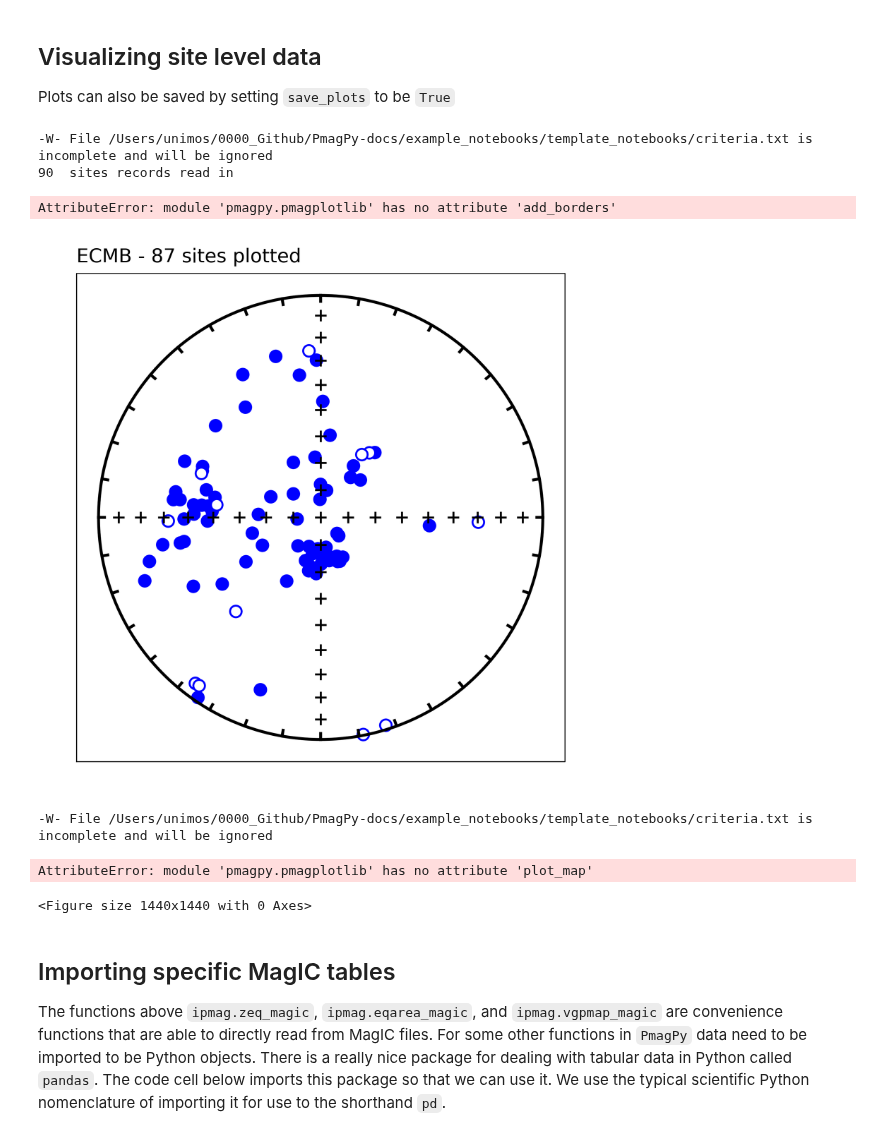
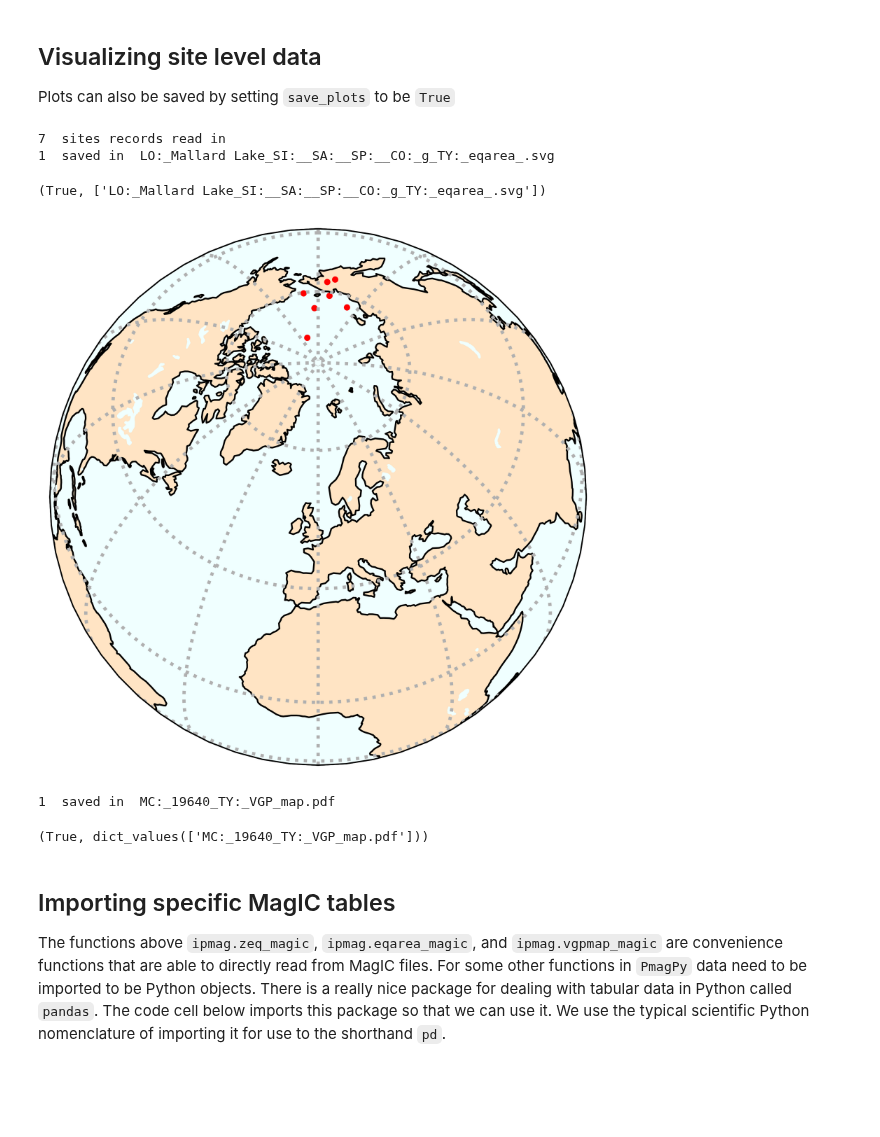
Before and after one commit to PmagPy/PmagPy-docs, a Jupyter notebook: example_notebooks/template_notebooks/Inspecting_MagIC_directional_data.ipynb, the cells around one changed output. Saved outputs shown, nothing was run; the diff lists cells and outputs as text; code cells hidden in the pictures; blank space fills up the shorter version.

```diff
--- a/example_notebooks/template_notebooks/Inspecting_MagIC_directional_data.ipynb
+++ b/example_notebooks/template_notebooks/Inspecting_MagIC_directional_data.ipynb
@@ -76,20 +123,22 @@ AttributeError: module 'pmagpy.pmagplotlib' has no attribute 'add_borders'
 
 Plots can also be saved by setting `save_plots` to be `True`
 # %%
-ipmag.eqarea_magic(save_plots=True)
+ipmag.eqarea_magic(save_plots=True,
+                   input_dir_path=directory,
+                   dir_path=directory,
+                   )
 # %% [output]
--W- File /Users/unimos/0000_Github/PmagPy-docs/example_notebooks/template_notebooks/criteria.txt is incomplete and will be ignored
-90  sites records read in
+7  sites records read in
+1  saved in  LO:_Mallard Lake_SI:__SA:__SP:__CO:_g_TY:_eqarea_.svg
-AttributeError: module 'pmagpy.pmagplotlib' has no attribute 'add_borders'
+(True, ['LO:_Mallard Lake_SI:__SA:__SP:__CO:_g_TY:_eqarea_.svg'])
-[figure, removed]
 # %%
-ipmag.vgpmap_magic(flip=True,
+ipmag.vgpmap_magic(dir_path=directory, flip=True,
                    save_plots=False,
                    lat_0=60)
 # %% [output]
+[figure, added]
--W- File /Users/unimos/0000_Github/PmagPy-docs/example_notebooks/template_notebooks/criteria.txt is incomplete and will be ignored
+1  saved in  MC:_19640_TY:_VGP_map.pdf
-AttributeError: module 'pmagpy.pmagplotlib' has no attribute 'plot_map'
+(True, dict_values(['MC:_19640_TY:_VGP_map.pdf']))
-<Figure size 1440x1440 with 0 Axes>
 # %% [markdown]
 ## Importing specific MagIC tables
 
```
Also changed, not shown: parts of 23 cells of this notebook.
